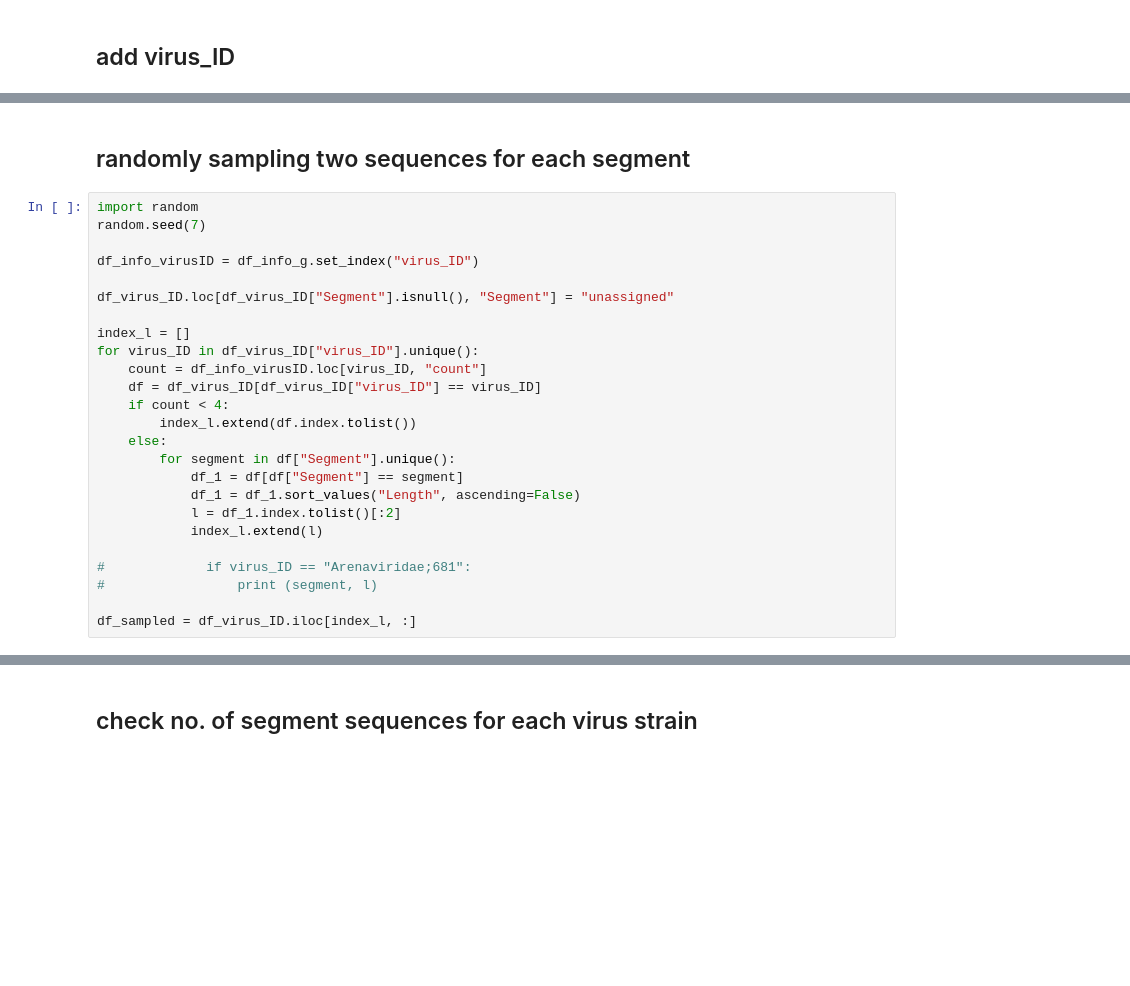
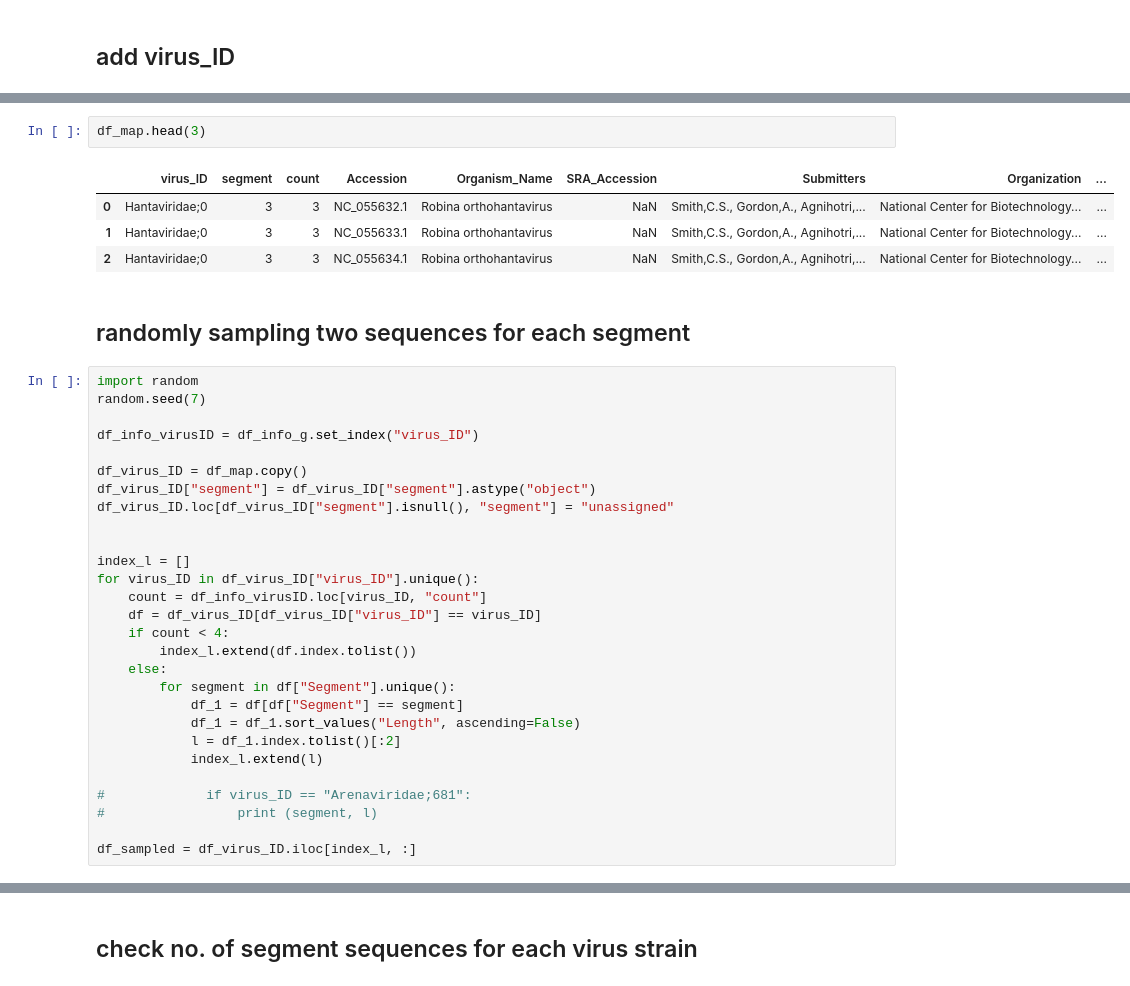
Before and after one commit to Junna-Kawasaki/BERT-infect_2024, a Jupyter notebook: 001_Dataset_curation/Dataset_curation_segmented_template.ipynb, the cells around one changed output, grey strips where cells are left out. Drawn from its saved outputs; the diff is of its cells as text; blank space fills up the shorter version.

```diff
--- a/001_Dataset_curation/Dataset_curation_segmented_template.ipynb
+++ b/001_Dataset_curation/Dataset_curation_segmented_template.ipynb
@@ -74,3 +81,10 @@ df_info_g["virus_ID"] = [";".join(map(str, [virus_family, i])) for i in df_info_
+# %%
+df_map.head(3)
+# %% [output]
+|  | virus_ID | segment | count | Accession | Organism_Name | SRA_Accession | Submitters | Organization | ... |
+| 0 | Hantaviridae;0 | 3 | 3 | NC_055632.1 | Robina orthohantavirus | NaN | Smith,C.S., Gordon,A., Agnihotri,... | National Center for Biotechnology... | ... |
+| 1 | Hantaviridae;0 | 3 | 3 | NC_055633.1 | Robina orthohantavirus | NaN | Smith,C.S., Gordon,A., Agnihotri,... | National Center for Biotechnology... | ... |
+| 2 | Hantaviridae;0 | 3 | 3 | NC_055634.1 | Robina orthohantavirus | NaN | Smith,C.S., Gordon,A., Agnihotri,... | National Center for Biotechnology... | ... |
 # %% [markdown]
 ## randomly sampling two sequences for each segment
 # %%
@@ -79,7 +93,10 @@ random.seed(7)
 
 df_info_virusID = df_info_g.set_index("virus_ID")
 
-df_virus_ID.loc[df_virus_ID["Segment"].isnull(), "Segment"] = "unassigned"
+df_virus_ID = df_map.copy()
+df_virus_ID["segment"] = df_virus_ID["segment"].astype("object")
+df_virus_ID.loc[df_virus_ID["segment"].isnull(), "segment"] = "unassigned"
+
 
 index_l = []
 for virus_ID in df_virus_ID["virus_ID"].unique():
```
Also changed, not shown: parts of 11 cells of this notebook.
